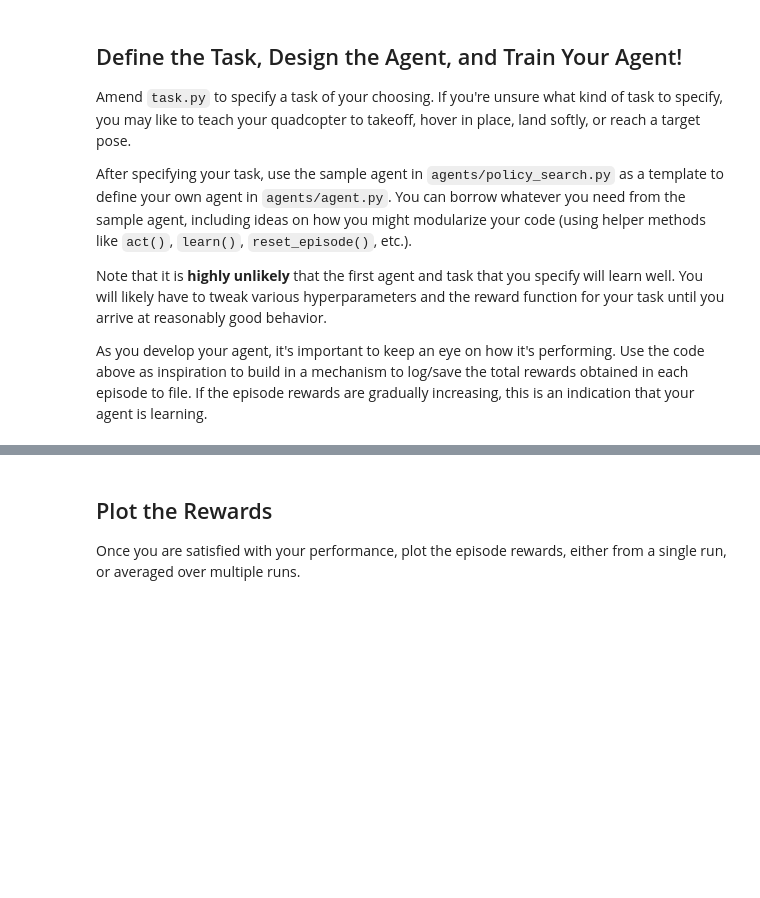
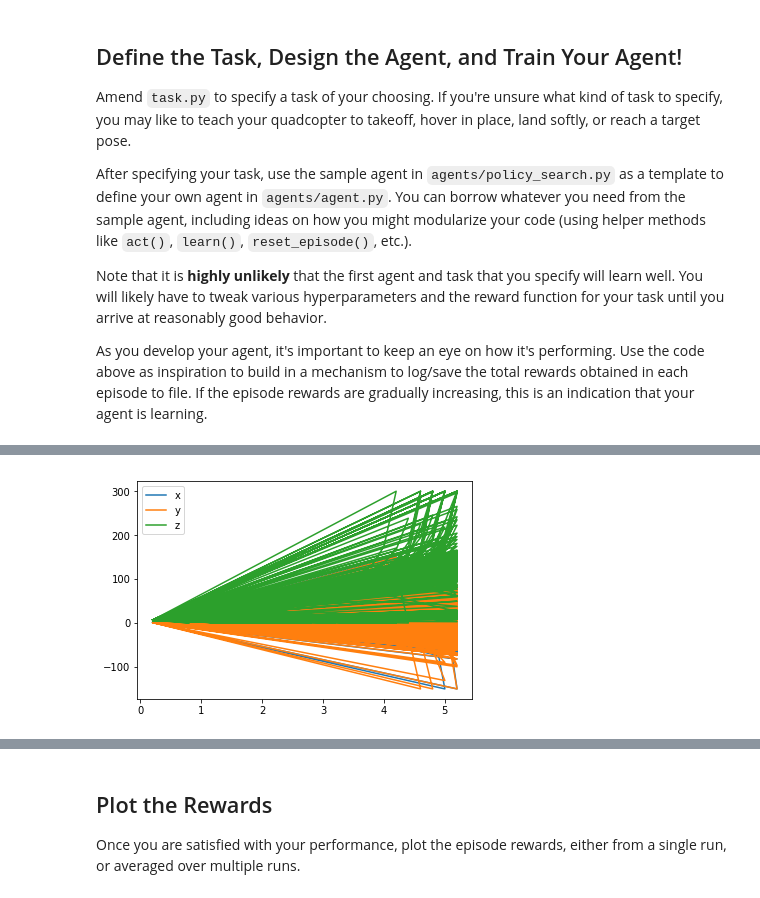
Before and after one commit to swaption2009/quadcopter_rl, a Jupyter notebook: Quadcopter_Project.ipynb, the cells around one changed output, grey strips where cells are left out. Saved outputs shown, nothing was run; the diff lists cells and outputs as text; code cells hidden in the pictures; blank space fills up the shorter version.

```diff
--- a/Quadcopter_Project.ipynb
+++ b/Quadcopter_Project.ipynb
@@ -462,0 +515,8 @@ print(ddpg_result['z'].describe())
+# %%
+plt.plot(ddpg_result['time'], ddpg_result['x'], label='x')
+plt.plot(ddpg_result['time'], ddpg_result['y'], label='y')
+plt.plot(ddpg_result['time'], ddpg_result['z'], label='z')
+plt.legend()
+_ = plt.ylim()
+# %% [output]
+[figure, added]
```
Also changed, not shown: parts of 41 cells of this notebook, 1 other file.
